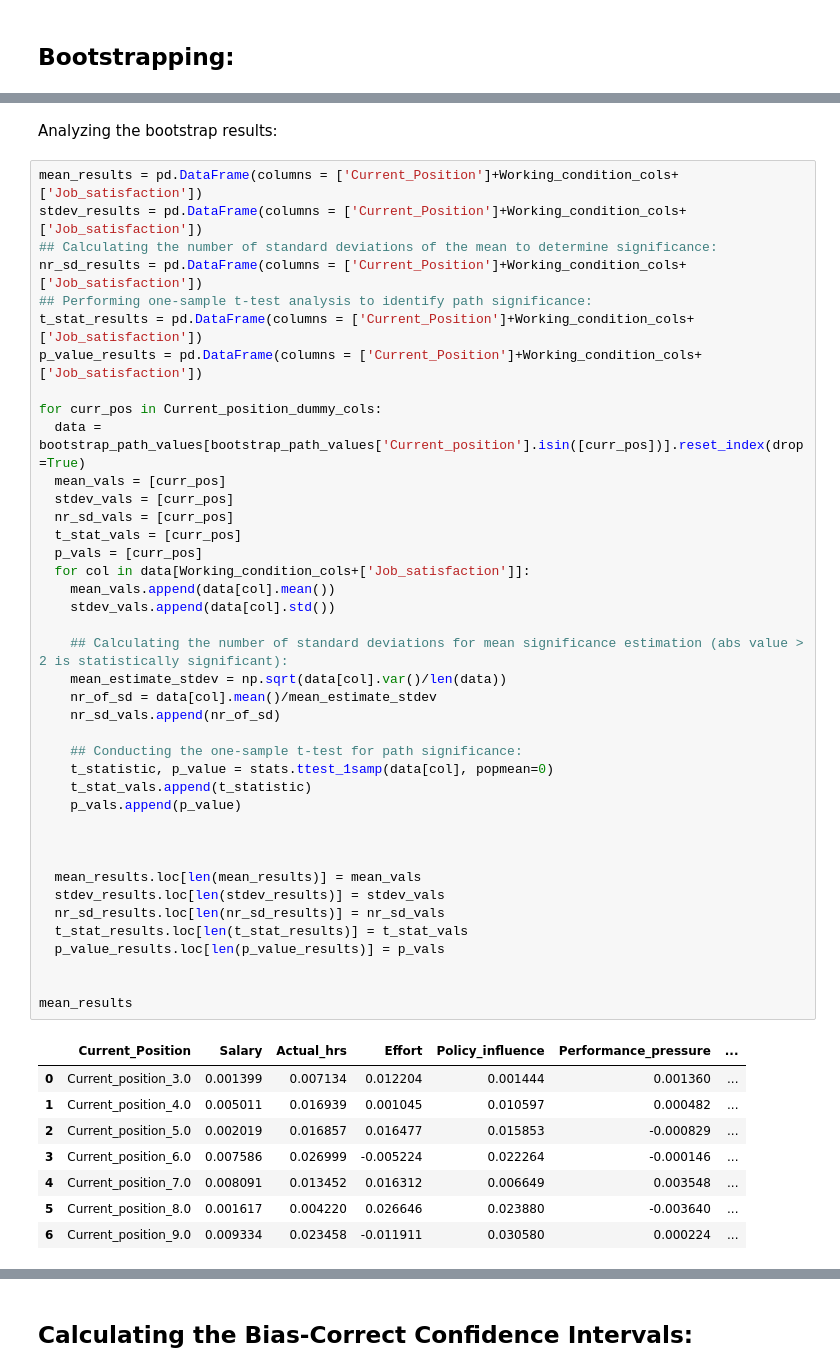
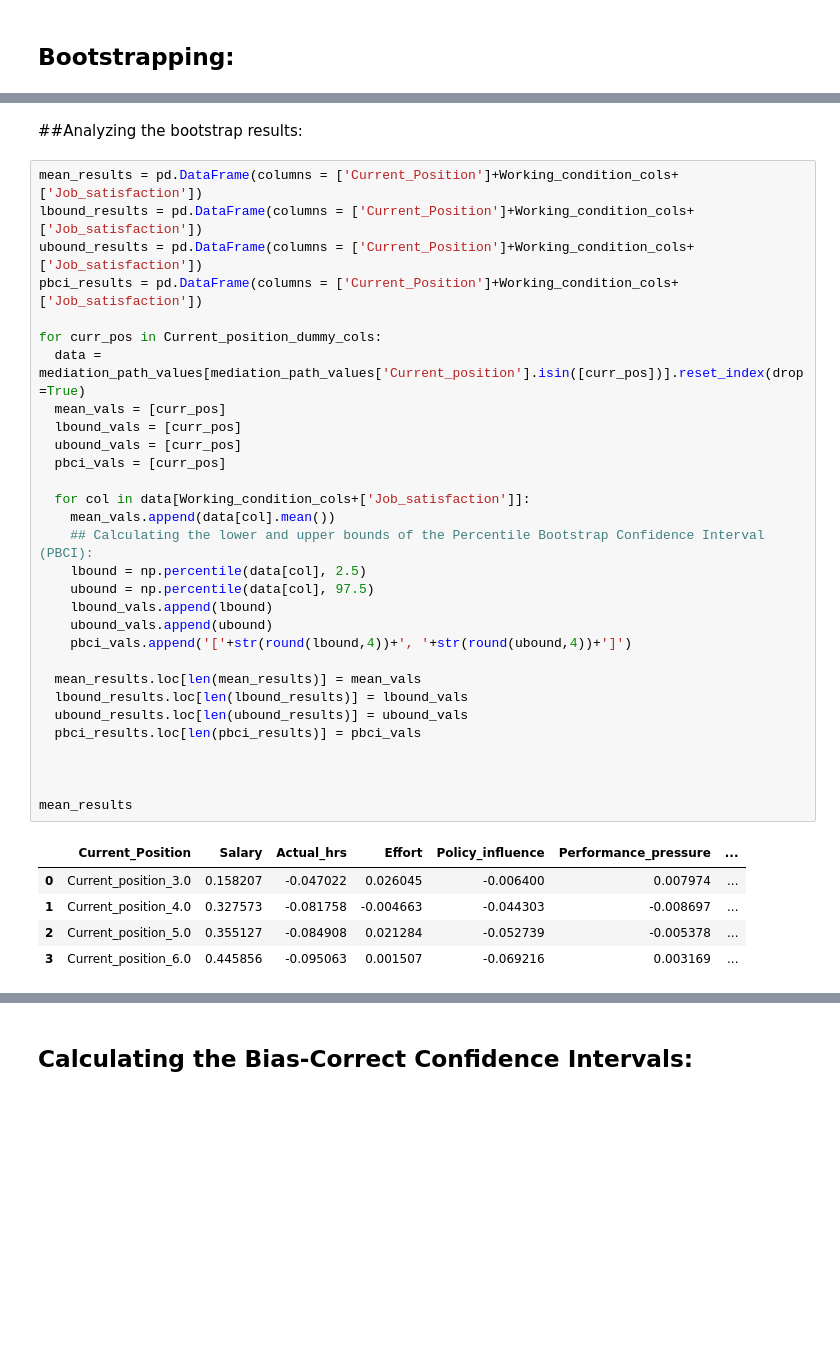
Before and after one commit to AndreiAf02/Job-Satisfaction, a Jupyter notebook: Job_Satisfaction_AT_Seniority.ipynb, the cells around one changed output, grey strips where cells are left out. Cells and saved outputs as stored; diff of their text form; blank space fills up the shorter version.

```diff
--- a/Job_Satisfaction_AT_Seniority.ipynb
+++ b/Job_Satisfaction_AT_Seniority.ipynb
@@ -1721,51 +1722,38 @@ mediation_path_values_no_mod
 # %% [markdown]
-Analyzing the bootstrap results:
+##Analyzing the bootstrap results:
 # %%
 mean_results = pd.DataFrame(columns = ['Current_Position']+Working_condition_cols+['Job_satisfaction'])
-stdev_results = pd.DataFrame(columns = ['Current_Position']+Working_condition_cols+['Job_satisfaction'])
-## Calculating the number of standard deviations of the mean to determine significance:
-nr_sd_results = pd.DataFrame(columns = ['Current_Position']+Working_condition_cols+['Job_satisfaction'])
-## Performing one-sample t-test analysis to identify path significance:
-t_stat_results = pd.DataFrame(columns = ['Current_Position']+Working_condition_cols+['Job_satisfaction'])
-p_value_results = pd.DataFrame(columns = ['Current_Position']+Working_condition_cols+['Job_satisfaction'])
+lbound_results = pd.DataFrame(columns = ['Current_Position']+Working_condition_cols+['Job_satisfaction'])
+ubound_results = pd.DataFrame(columns = ['Current_Position']+Working_condition_cols+['Job_satisfaction'])
+pbci_results = pd.DataFrame(columns = ['Current_Position']+Working_condition_cols+['Job_satisfaction'])
 
 for curr_pos in Current_position_dummy_cols:
-  data = bootstrap_path_values[bootstrap_path_values['Current_position'].isin([curr_pos])].reset_index(drop=True)
+  data = mediation_path_values[mediation_path_values['Current_position'].isin([curr_pos])].reset_index(drop=True)
   mean_vals = [curr_pos]
-  stdev_vals = [curr_pos]
-  nr_sd_vals = [curr_pos]
-  t_stat_vals = [curr_pos]
-  p_vals = [curr_pos]
+  lbound_vals = [curr_pos]
+  ubound_vals = [curr_pos]
+  pbci_vals = [curr_pos]
+
   for col in data[Working_condition_cols+['Job_satisfaction']]:
     mean_vals.append(data[col].mean())
-    stdev_vals.append(data[col].std())
+    ## Calculating the lower and upper bounds of the Percentile Bootstrap Confidence Interval (PBCI):
+    lbound = np.percentile(data[col], 2.5)
+    ubound = np.percentile(data[col], 97.5)
+    lbound_vals.append(lbound)
+    ubound_vals.append(ubound)
+    pbci_vals.append('['+str(round(lbound,4))+', '+str(round(ubound,4))+']')
 
-    ## Calculating the number of standard deviations for mean significance estimation (abs value > 2 is statistically significant):
-    mean_estimate_stdev = np.sqrt(data[col].var()/len(data))
-    nr_of_sd = data[col].mean()/mean_estimate_stdev
-    nr_sd_vals.append(nr_of_sd)
-
-    ## Conducting the one-sample t-test for path significance:
-    t_statistic, p_value = stats.ttest_1samp(data[col], popmean=0)
-    t_stat_vals.append(t_statistic)
-    p_vals.append(p_value)
+  mean_results.loc[len(mean_results)] = mean_vals
+  lbound_results.loc[len(lbound_results)] = lbound_vals
+  ubound_results.loc[len(ubound_results)] = ubound_vals
+  pbci_results.loc[len(pbci_results)] = pbci_vals
 
 
 
-  mean_results.loc[len(mean_results)] = mean_vals
-  stdev_results.loc[len(stdev_results)] = stdev_vals
-  nr_sd_results.loc[len(nr_sd_results)] = nr_sd_vals
-  t_stat_results.loc[len(t_stat_results)] = t_stat_vals
-  p_value_results.loc[len(p_value_results)] = p_vals
-
-
 mean_results
 # %% [output]
 |  | Current_Position | Salary | Actual_hrs | Effort | Policy_influence | Performance_pressure | ... |
-| 0 | Current_position_3.0 | 0.001399 | 0.007134 | 0.012204 | 0.001444 | 0.001360 | ... |
-| 1 | Current_position_4.0 | 0.005011 | 0.016939 | 0.001045 | 0.010597 | 0.000482 | ... |
-| 2 | Current_position_5.0 | 0.002019 | 0.016857 | 0.016477 | 0.015853 | -0.000829 | ... |
-| 3 | Current_position_6.0 | 0.007586 | 0.026999 | -0.005224 | 0.022264 | -0.000146 | ... |
-| 4 | Current_position_7.0 | 0.008091 | 0.013452 | 0.016312 | 0.006649 | 0.003548 | ... |
-| 5 | Current_position_8.0 | 0.001617 | 0.004220 | 0.026646 | 0.023880 | -0.003640 | ... |
-| 6 | Current_position_9.0 | 0.009334 | 0.023458 | -0.011911 | 0.030580 | 0.000224 | ... |
+| 0 | Current_position_3.0 | 0.158207 | -0.047022 | 0.026045 | -0.006400 | 0.007974 | ... |
+| 1 | Current_position_4.0 | 0.327573 | -0.081758 | -0.004663 | -0.044303 | -0.008697 | ... |
+| 2 | Current_position_5.0 | 0.355127 | -0.084908 | 0.021284 | -0.052739 | -0.005378 | ... |
+| 3 | Current_position_6.0 | 0.445856 | -0.095063 | 0.001507 | -0.069216 | 0.003169 | ... |
```
Also changed, not shown: parts of 24 cells of this notebook.
